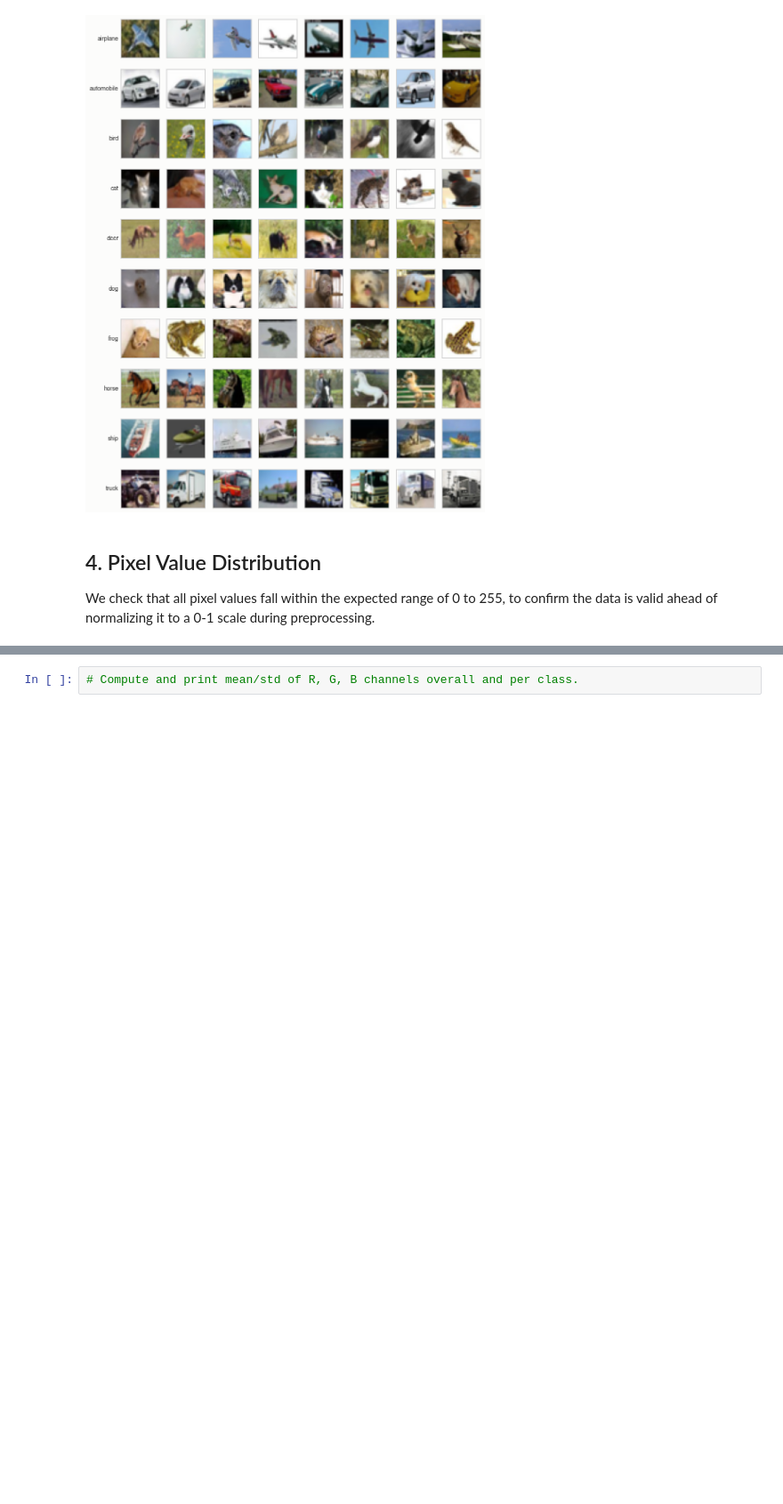
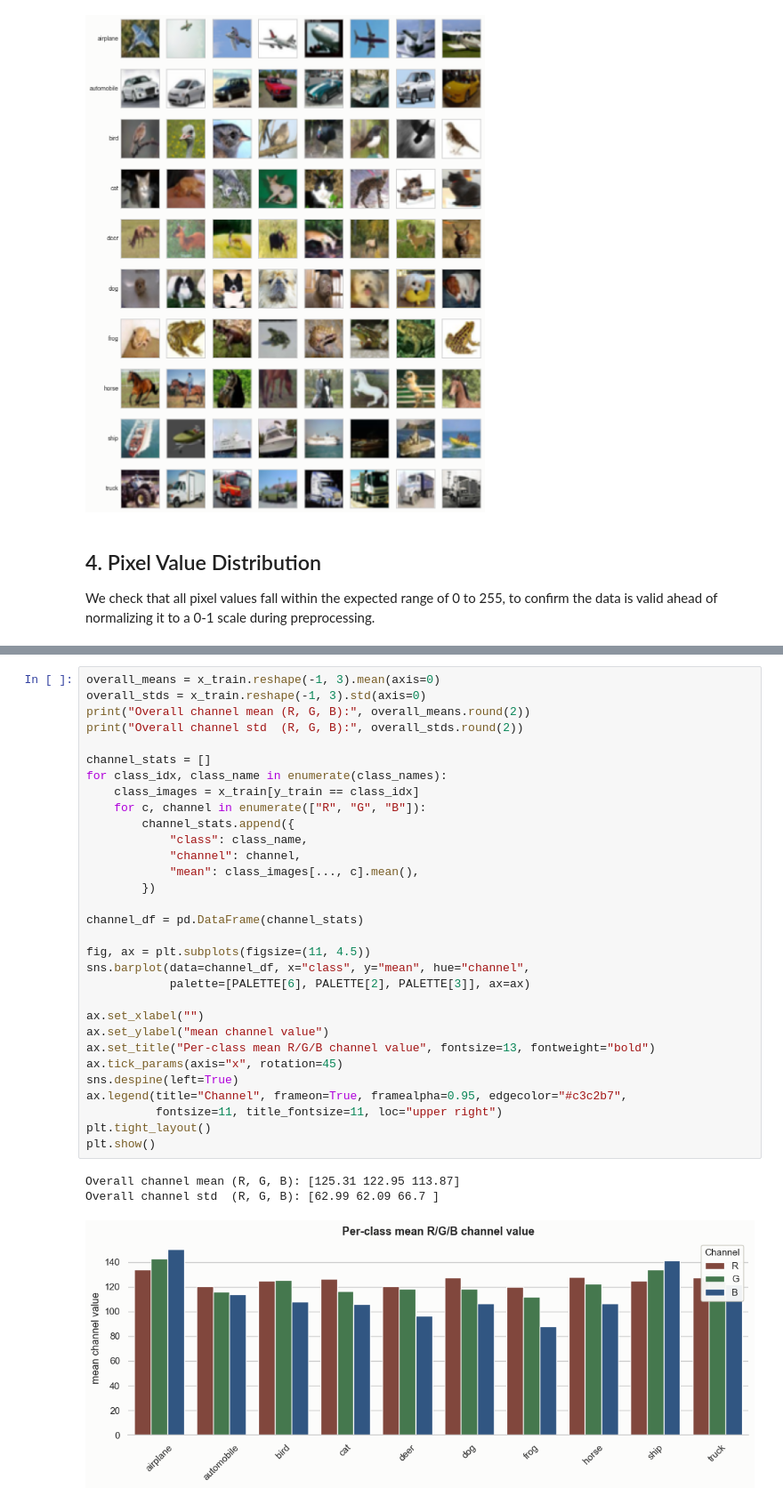
Before and after one commit to pufferfish3e/st1504-ca2, a Jupyter notebook: vae_gan_eda.ipynb, the cells around one changed output, grey strips where cells are left out. Shown at 89% size. Drawn from its saved outputs; the diff is of its cells as text; blank space fills up the shorter version.

```diff
--- a/vae_gan_eda.ipynb
+++ b/vae_gan_eda.ipynb
@@ -141,3 +167,36 @@ One sentence noting we're comparing R/G/B mean and spread overall and per class,
 # %%
-# Compute and print mean/std of R, G, B channels overall and per class.
+overall_means = x_train.reshape(-1, 3).mean(axis=0)
+overall_stds = x_train.reshape(-1, 3).std(axis=0)
+print("Overall channel mean (R, G, B):", overall_means.round(2))
+print("Overall channel std  (R, G, B):", overall_stds.round(2))
+
+channel_stats = []
+for class_idx, class_name in enumerate(class_names):
+    class_images = x_train[y_train == class_idx]
+    for c, channel in enumerate(["R", "G", "B"]):
+        channel_stats.append({
+            "class": class_name,
+            "channel": channel,
+            "mean": class_images[..., c].mean(),
+        })
+
+channel_df = pd.DataFrame(channel_stats)
+
+fig, ax = plt.subplots(figsize=(11, 4.5))
+sns.barplot(data=channel_df, x="class", y="mean", hue="channel",
+            palette=[PALETTE[6], PALETTE[2], PALETTE[3]], ax=ax)
+
+ax.set_xlabel("")
+ax.set_ylabel("mean channel value")
+ax.set_title("Per-class mean R/G/B channel value", fontsize=13, fontweight="bold")
+ax.tick_params(axis="x", rotation=45)
+sns.despine(left=True)
+ax.legend(title="Channel", frameon=True, framealpha=0.95, edgecolor="#c3c2b7",
+          fontsize=11, title_fontsize=11, loc="upper right")
+plt.tight_layout()
+plt.show()
+# %% [output]
+Overall channel mean (R, G, B): [125.31 122.95 113.87]
+Overall channel std  (R, G, B): [62.99 62.09 66.7 ]
+[figure, added]
 # %% [markdown]
```
Also changed, not shown: parts of 21 cells of this notebook, 1 other file.
